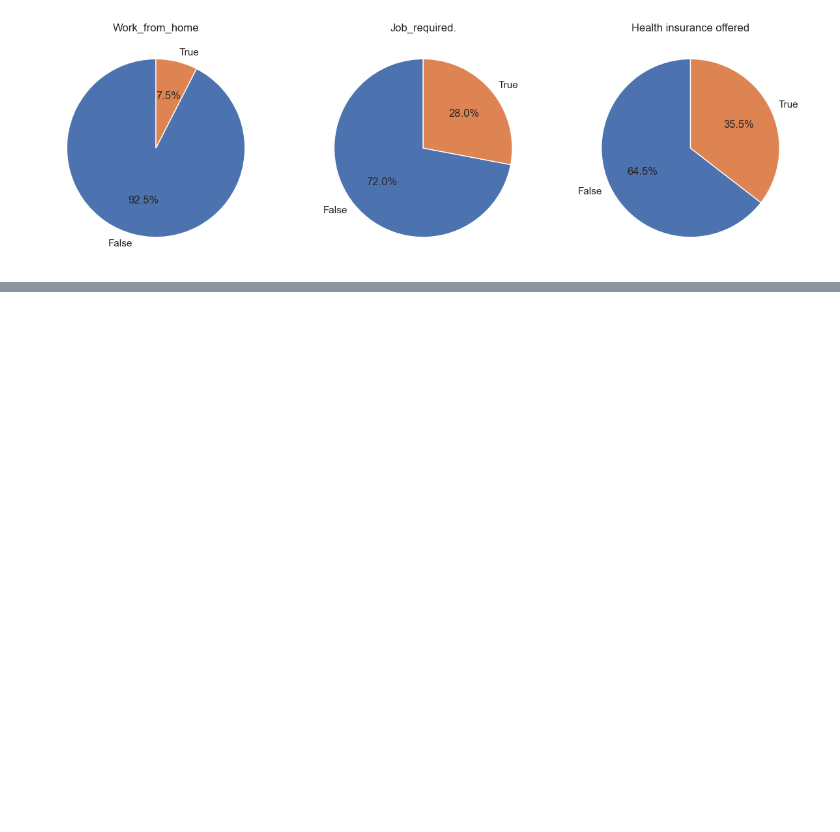
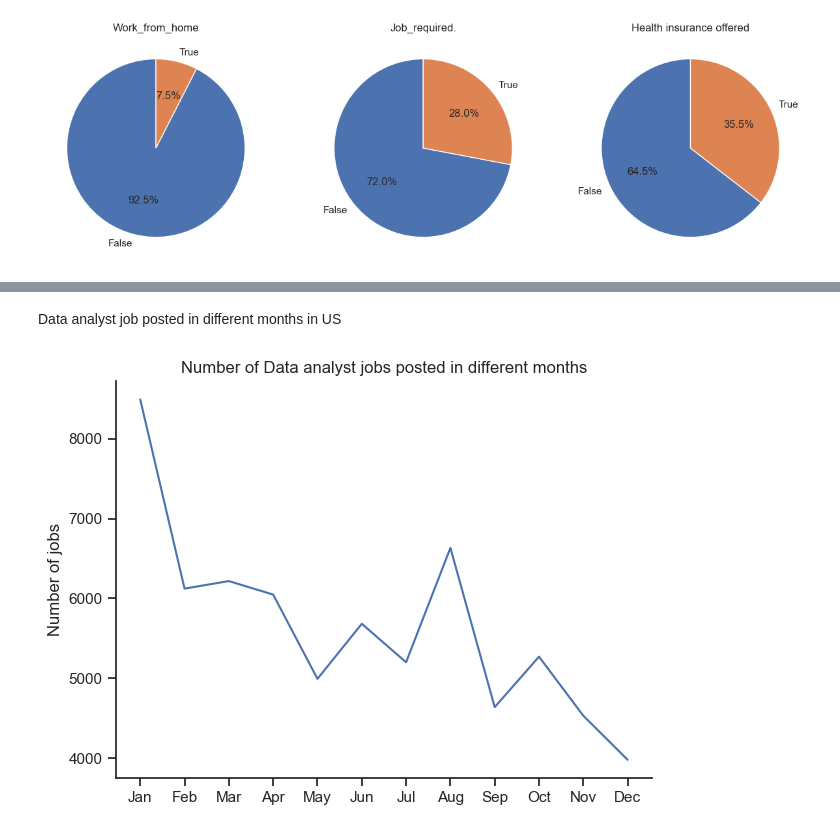
Before and after one commit to Namithajohn1999/python_data_project, a Jupyter notebook: 2_PYTHON_PROJECT/1_EDA.IPYNB, the cells around one changed output, grey strips where cells are left out. Drawn from its saved outputs; the diff is of its cells as text; code cells hidden in the pictures; blank space fills up the shorter version.

```diff
--- a/2_PYTHON_PROJECT/1_EDA.IPYNB
+++ b/2_PYTHON_PROJECT/1_EDA.IPYNB
@@ -55,0 +81,27 @@ Text(0, 0.5, '')
+# %% [markdown]
+Data analyst job posted in different months in US
+# %%
+
+
+
+df_da_us['job_posted_month'] = df_da_us['job_posted_date'].dt.strftime('%b')
+df_da_us
+df_plot = df_da_us['job_posted_month'].value_counts().to_frame()
+df_plot = df_plot.reset_index()
+df_plot.columns = ['job_posted_month', 'count']
+df_plot['month'] =  pd.to_datetime(df_plot['job_posted_month'], format = '%b').dt.month
+df_plot.sort_values(by='month', inplace = True)
+df_plot.set_index('job_posted_month', inplace = True)
+df_plot.drop(columns='month', inplace= True)
+df_plot
+
+
+sns.set_theme(style='ticks')
+sns.lineplot(data = df_plot, x='job_posted_month', y= 'count')
+sns.despine()
+plt.title('Number of Data analyst jobs posted in different months')
+plt.xlabel('')
+plt.ylabel('Number of jobs')
+plt.tight_layout()
+# %% [output]
+[figure, added]
```
Also changed, not shown: parts of 7 cells of this notebook, 1 other file.
